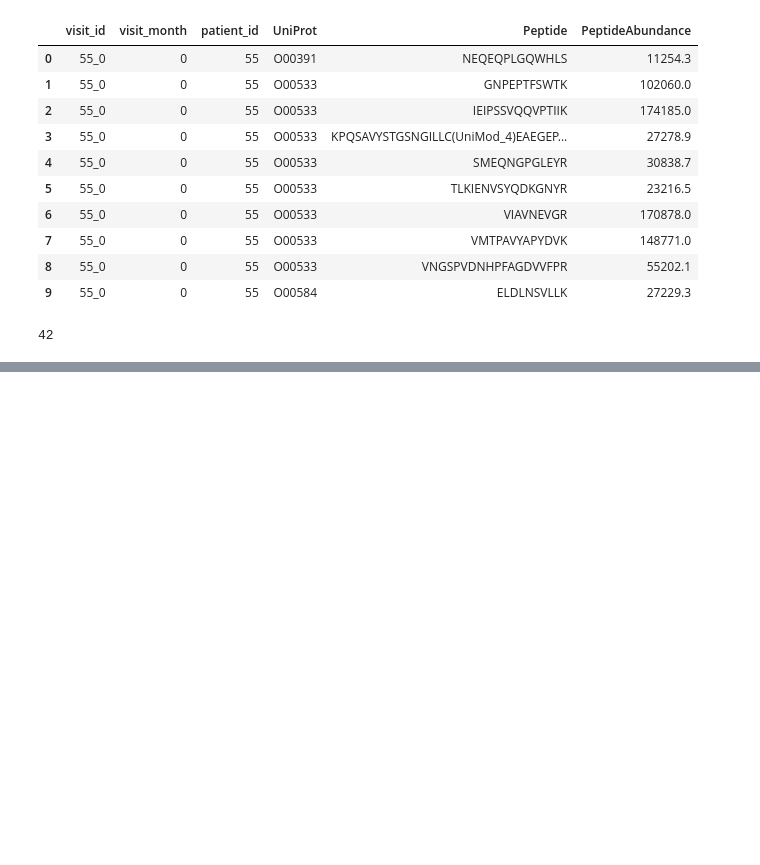
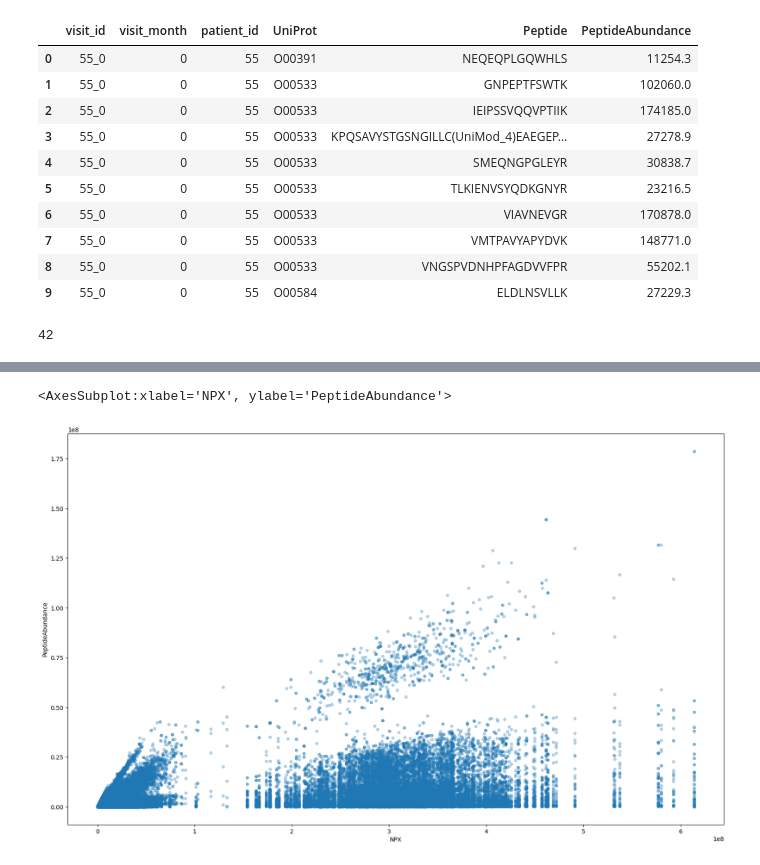
Before and after one commit to sumaniitm/AMP-parkinsons-disease-progression-prediction, a Jupyter notebook: amp-parkinson-s-disease-progression-prediction.ipynb, the cells around one changed output, grey strips where cells are left out. Drawn from its saved outputs; the diff is of its cells as text; code cells hidden in the pictures; blank space fills up the shorter version.

```diff
--- a/amp-parkinson-s-disease-progression-prediction.ipynb
+++ b/amp-parkinson-s-disease-progression-prediction.ipynb
@@ -179,0 +211,5 @@ array([[<AxesSubplot:title={'center':'updrs_1'}>,
+# %%
+full_training_data_melted[full_training_data_melted['updrs_test_score']==0].plot(kind="scatter", x="NPX", y="PeptideAbundance", alpha=0.3, figsize=(20,12))
+# %% [output]
+<AxesSubplot:xlabel='NPX', ylabel='PeptideAbundance'>
+[figure, added]
```
Also changed, not shown: parts of 14 cells of this notebook.
